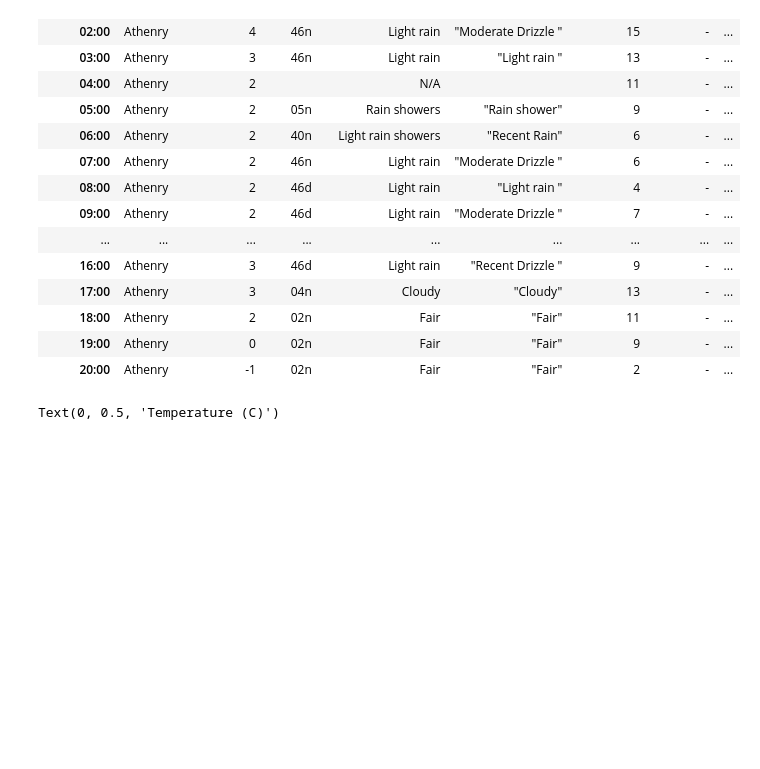
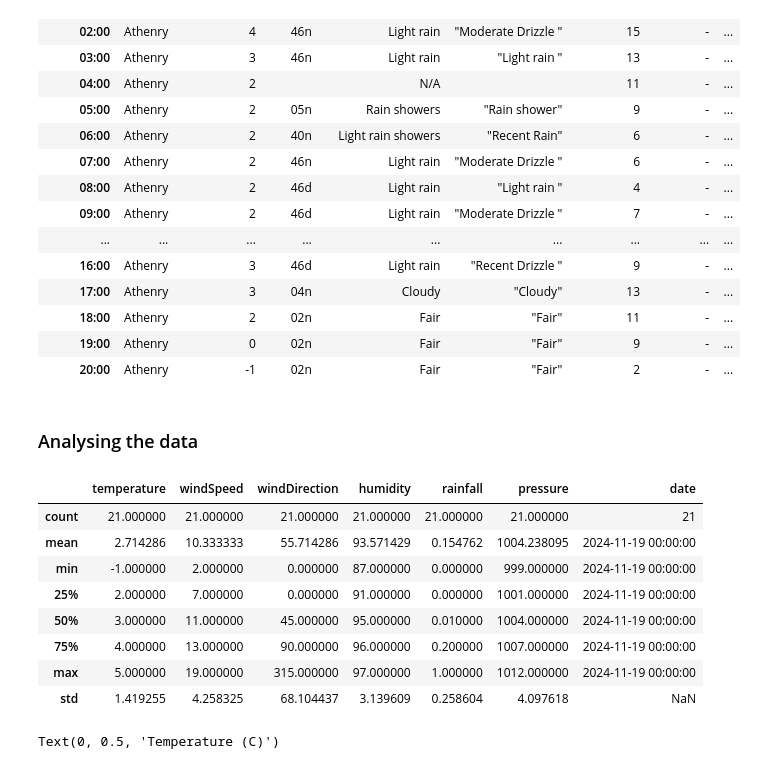
Before and after one commit to rayne-fall/computer-infrastructure, a Jupyter notebook: weather.ipynb, the cells around one changed output. Saved outputs shown, nothing was run; the diff lists cells and outputs as text; code cells hidden in the pictures; blank space fills up the shorter version.

```diff
--- a/weather.ipynb
+++ b/weather.ipynb
@@ -126,6 +128,20 @@ df
 | 18:00 | Athenry | 2 | 02n | Fair | "Fair" | 11 | - | ... |
 | 19:00 | Athenry | 0 | 02n | Fair | "Fair" | 9 | - | ... |
 | 20:00 | Athenry | -1 | 02n | Fair | "Fair" | 2 | - | ... |
+# %% [markdown]
+### Analysing the data
+# %%
+df.describe()
+# %% [output]
+|  | temperature | windSpeed | windDirection | humidity | rainfall | pressure | date |
+| count | 21.000000 | 21.000000 | 21.000000 | 21.000000 | 21.000000 | 21.000000 | 21 |
+| mean | 2.714286 | 10.333333 | 55.714286 | 93.571429 | 0.154762 | 1004.238095 | 2024-11-19 00:00:00 |
+| min | -1.000000 | 2.000000 | 0.000000 | 87.000000 | 0.000000 | 999.000000 | 2024-11-19 00:00:00 |
+| 25% | 2.000000 | 7.000000 | 0.000000 | 91.000000 | 0.000000 | 1001.000000 | 2024-11-19 00:00:00 |
+| 50% | 3.000000 | 11.000000 | 45.000000 | 95.000000 | 0.010000 | 1004.000000 | 2024-11-19 00:00:00 |
+| 75% | 4.000000 | 13.000000 | 90.000000 | 96.000000 | 0.200000 | 1007.000000 | 2024-11-19 00:00:00 |
+| max | 5.000000 | 19.000000 | 315.000000 | 97.000000 | 1.000000 | 1012.000000 | 2024-11-19 00:00:00 |
+| std | 1.419255 | 4.258325 | 68.104437 | 3.139609 | 0.258604 | 4.097618 | NaN |
 # %%
 # plot temperature vs time
 fig, ax = plt.subplots(figsize=(15,5))
```
Also changed, not shown: parts of 7 cells of this notebook, 1 other file.
